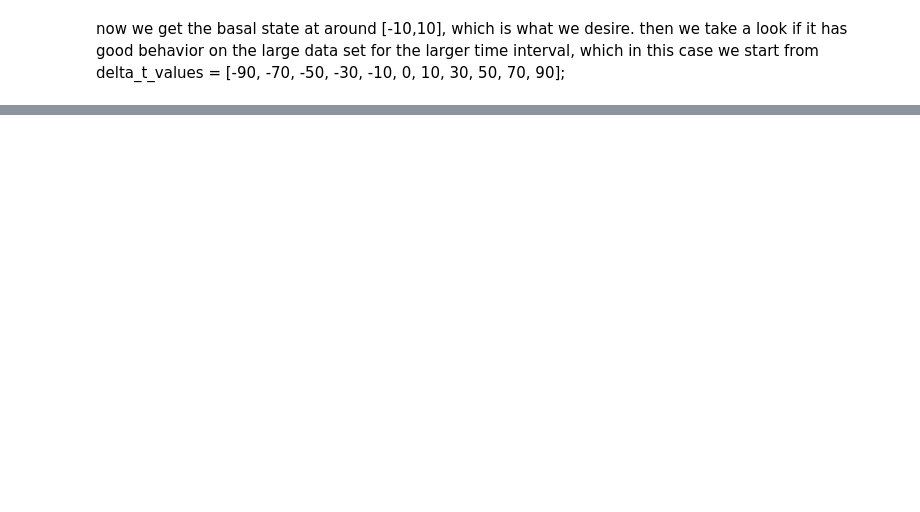
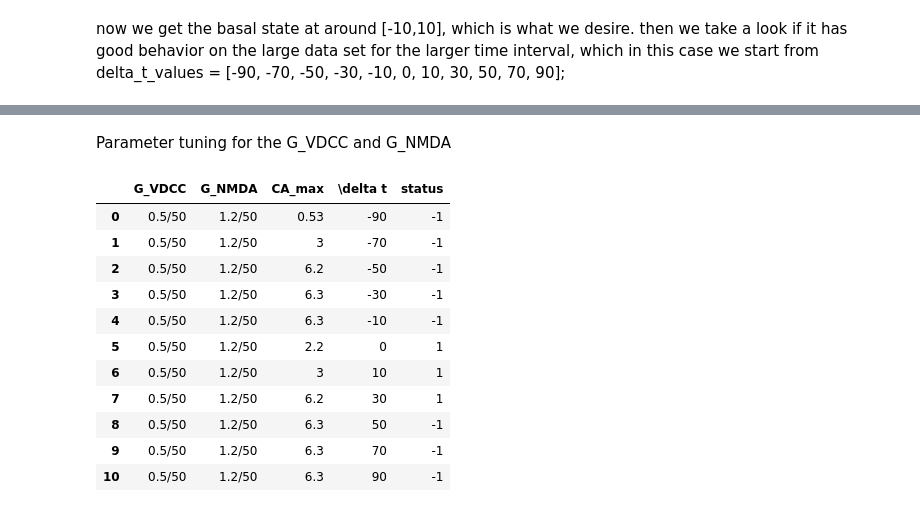
Before and after one commit to devt287/Synaptic_Plasticity, a Jupyter notebook: parameter_tuning.ipynb, the cells around one changed output, grey strips where cells are left out. Saved outputs shown, nothing was run; the diff lists cells and outputs as text; code cells hidden in the pictures; blank space fills up the shorter version.

```diff
--- a/parameter_tuning.ipynb
+++ b/parameter_tuning.ipynb
@@ -230,0 +375,32 @@ print(CA1)
+# %%
+CA1 = np.empty((0, 5), dtype=object)  # Use object dtype for mixed types
+CA1 = np.array(["G_VDCC", "G_NMDA", "CA_max", "\delta t","status"])
+# Add rows to the matrix
+CA1 = add_row(CA1, ["0.5/50", "1.2/50", 0.53,"-90" , -1])
+CA1 = add_row(CA1, ["0.5/50", "1.2/50", 3,"-70",-1])
+CA1 = add_row(CA1, ["0.5/50", "1.2/50", 6.2,"-50",-1])
+CA1 = add_row(CA1, ["0.5/50", "1.2/50", 6.3,"-30",-1])
+CA1 = add_row(CA1, ["0.5/50", "1.2/50", 6.3,"-10",-1])
+CA1 = add_row(CA1, ["0.5/50", "1.2/50", 2.2,"0" , 1])
+CA1 = add_row(CA1, ["0.5/50", "1.2/50", 3,"10",1])
+CA1 = add_row(CA1, ["0.5/50", "1.2/50", 6.2,"30",1])
+CA1 = add_row(CA1, ["0.5/50", "1.2/50", 6.3,"50",-1])
+CA1 = add_row(CA1, ["0.5/50", "1.2/50", 6.3,"70",-1])
+CA1 = add_row(CA1, ["0.5/50", "1.2/50", 6.3,"90",-1])
+df = pd.DataFrame(CA1[1:], columns=CA1[0])
+display(Markdown("Parameter tuning for the G_VDCC and G_NMDA"))
+display(df)
+# %% [output]
+Parameter tuning for the G_VDCC and G_NMDA
+|  | G_VDCC | G_NMDA | CA_max | \delta t | status |
+| 0 | 0.5/50 | 1.2/50 | 0.53 | -90 | -1 |
+| 1 | 0.5/50 | 1.2/50 | 3 | -70 | -1 |
+| 2 | 0.5/50 | 1.2/50 | 6.2 | -50 | -1 |
+| 3 | 0.5/50 | 1.2/50 | 6.3 | -30 | -1 |
+| 4 | 0.5/50 | 1.2/50 | 6.3 | -10 | -1 |
+| 5 | 0.5/50 | 1.2/50 | 2.2 | 0 | 1 |
+| 6 | 0.5/50 | 1.2/50 | 3 | 10 | 1 |
+| 7 | 0.5/50 | 1.2/50 | 6.2 | 30 | 1 |
+| 8 | 0.5/50 | 1.2/50 | 6.3 | 50 | -1 |
+| 9 | 0.5/50 | 1.2/50 | 6.3 | 70 | -1 |
+| 10 | 0.5/50 | 1.2/50 | 6.3 | 90 | -1 |
```
Also changed, not shown: parts of 17 cells of this notebook.
